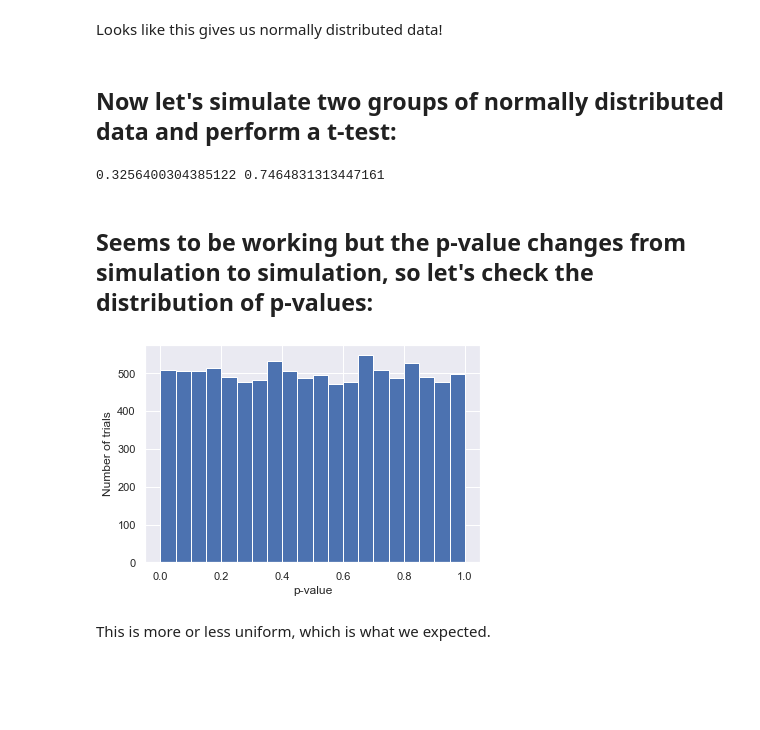
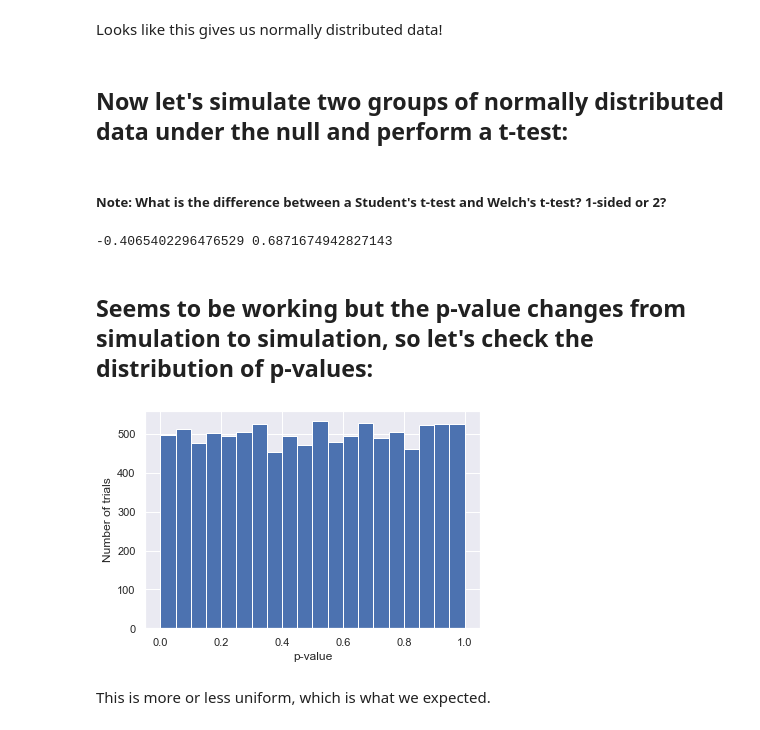
Before and after one commit to davidasiegel/SCOPTIONS-September-2019, a Jupyter notebook: SCOPTIONS Class.ipynb, the cells around one changed output. Saved outputs shown, nothing was run; the diff lists cells and outputs as text; code cells hidden in the pictures; blank space fills up the shorter version.

```diff
--- a/SCOPTIONS Class.ipynb
+++ b/SCOPTIONS Class.ipynb
@@ -42,31 +30,33 @@ n, bins, patches = plt.hist(st.norm.rvs(loc=0,scale=1,size=10000),40)
 # %% [markdown]
 Looks like this gives us normally distributed data!
 # %% [markdown]
-## Now let's simulate two groups of normally distributed data and perform a t-test:
+## Now let's simulate two groups of normally distributed data under the null and perform a t-test:
+# %% [markdown]
+##### Note: What is the difference between a Student's t-test and Welch's t-test?  1-sided or 2?
 # %%
 dataA = st.norm.rvs(loc=0,scale=1,size=20)
 dataB = st.norm.rvs(loc=0,scale=1,size=20)
-statistic, pvalue = st.ttest_ind(dataA,dataB)
+statistic, pvalue = st.ttest_ind(dataA,dataB,equal_var=False)
 print(statistic,pvalue)
 # %% [output]
-0.3256400304385122 0.7464831313447161
+-0.4065402296476529 0.6871674942827143
 # %% [markdown]
 ## Seems to be working but the p-value changes from simulation to simulation, so let's check the distribution of p-values:
 # %%
 num_tests = 10000
 pvalue_list = []
 for i in range(num_tests): #range(N) = [0,1,2,3,...,N]
     dataA = st.norm.rvs(loc=0,scale=1,size=20)
     dataB = st.norm.rvs(loc=0,scale=1,size=20)
-    statistic, pvalue = st.ttest_ind(dataA,dataB)
+    statistic, pvalue = st.ttest_ind(dataA,dataB,equal_var=False)
     pvalue_list.append(pvalue)
 
 n, bins, patches = plt.hist(pvalue_list,20)
 plt.xlabel('p-value')
 plt.ylabel('Number of trials')
 plt.show()
 # %% [output]
-[figure, old version]
+[figure, new version]
 # %% [markdown]
 This is more or less uniform, which is what we expected.
 # %% [markdown]
```
Also changed, not shown: parts of 29 cells of this notebook.
